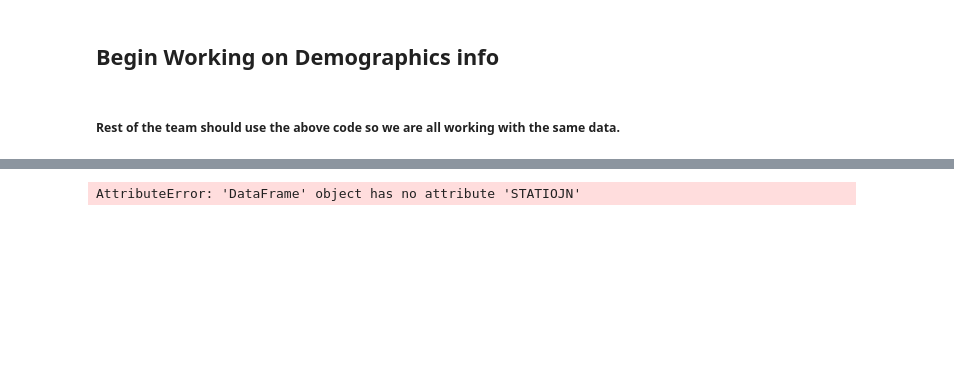
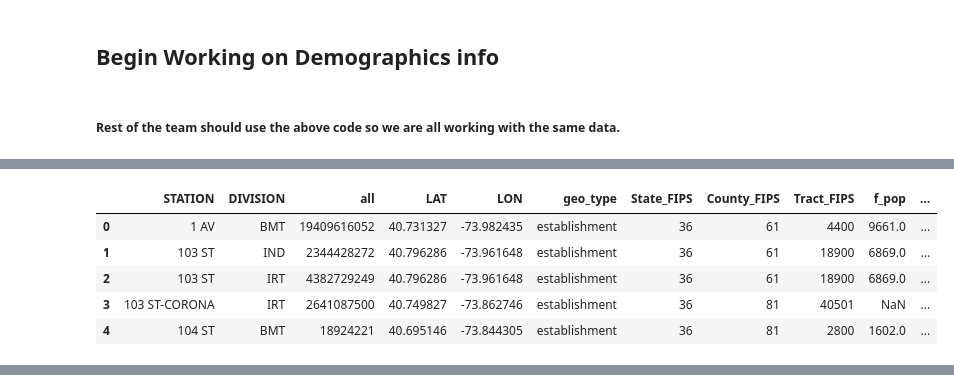
Before and after one commit to dfrantzsmart/Metis_Proj1_MTA, a Jupyter notebook: MTA_Data_Cleaning.ipynb, the cells around one changed output, grey strips where cells are left out. Cells and saved outputs as stored; diff of their text form; code cells hidden in the pictures; blank space fills up the shorter version.

```diff
--- a/MTA_Data_Cleaning.ipynb
+++ b/MTA_Data_Cleaning.ipynb
@@ -153,6 +192,15 @@ df_per_station.sort_values('Total_Traffic', ascending=False).head(100)
 | 84 | 36 ST | 350111603 | 59153133491 | 13470924836 | 961149.0 | 635034.0 | 1596183.0 | 40.654507 | -74.004233 | 0.477700 | ... |
 | 407 | SOUTH FERRY | 1043050619 | 60976887314 | 9946418707 | 897740.0 | 682524.0 | 1580264.0 | 40.701729 | -74.012957 | 0.452340 | ... |
 | 308 | JAMAICA 179 ST | 858095897 | 524386996805 | 139498903776 | 1107629.0 | 469348.0 | 1576977.0 | 40.712644 | -73.783818 | 0.522198 | ... |
+# %%
+cen_dat.head()
+# %% [output]
+|  | STATION | DIVISION | all | LAT | LON | geo_type | State_FIPS | County_FIPS | Tract_FIPS | f_pop | ... |
+| 0 | 1 AV | BMT | 19409616052 | 40.731327 | -73.982435 | establishment | 36 | 61 | 4400 | 9661.0 | ... |
+| 1 | 103 ST | IND | 2344428272 | 40.796286 | -73.961648 | establishment | 36 | 61 | 18900 | 6869.0 | ... |
+| 2 | 103 ST | IRT | 4382729249 | 40.796286 | -73.961648 | establishment | 36 | 61 | 18900 | 6869.0 | ... |
+| 3 | 103 ST-CORONA | IRT | 2641087500 | 40.749827 | -73.862746 | establishment | 36 | 81 | 40501 | NaN | ... |
+| 4 | 104 ST | BMT | 18924221 | 40.695146 | -73.844305 | establishment | 36 | 81 | 2800 | 1602.0 | ... |
 # %%
 df_per_station['Traffic_Rank'] = df_per_station['Total_Traffic'].rank(ascending=True,pct=True)*100
 df_per_station['p_f_pop_Rank'] = df_per_station['p_f_pop'].rank(ascending=True,pct=True)
@@ -208,7 +256,3 @@ for point in range(0, len(stations_list)):
 my_map
 # %% [output]
 [interactive output not drawn]
-# %%
-df_per_station.reset_index(drop=True)
-# %% [output]
-AttributeError: 'DataFrame' object has no attribute 'STATIOJN'
```
Also changed, not shown: parts of 12 cells of this notebook, 1 other file.
